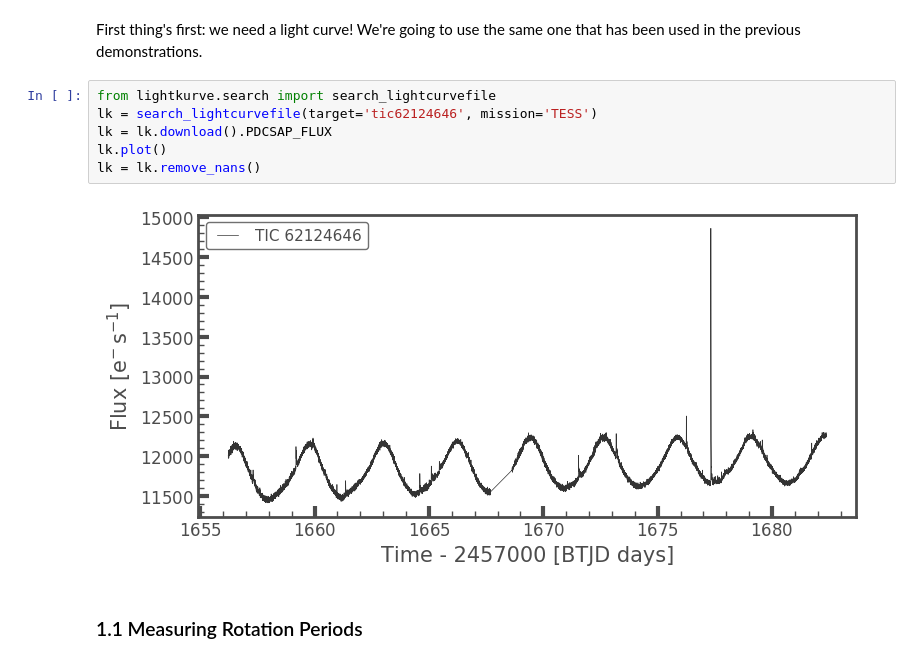
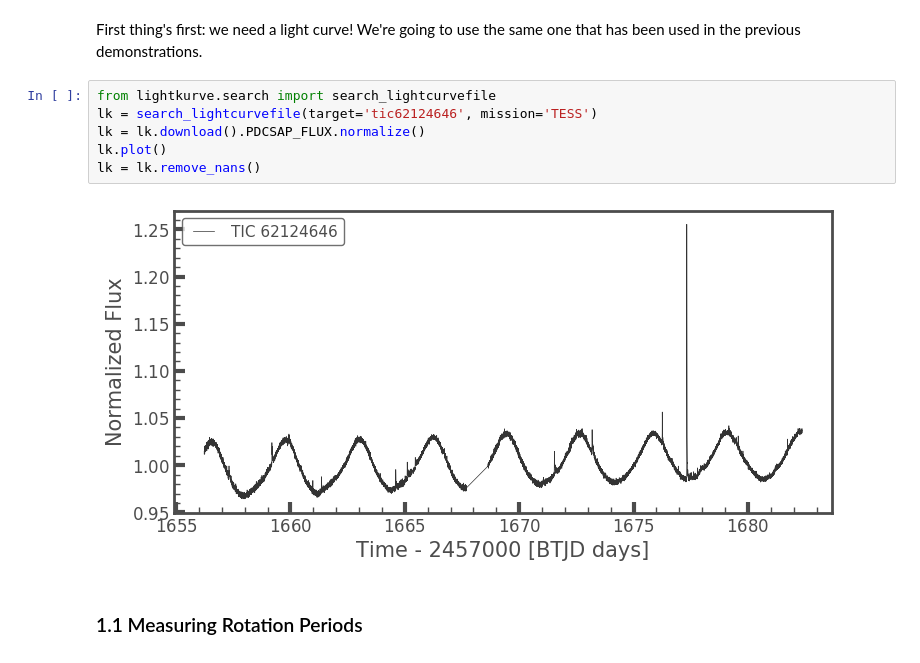
Before and after one commit to afeinstein20/stella, a Jupyter notebook: docs/getting_started/other_features.ipynb, the cells around one changed output. Drawn from its saved outputs; the diff is of its cells as text.

```diff
--- a/docs/getting_started/other_features.ipynb
+++ b/docs/getting_started/other_features.ipynb
@@ -16,11 +22,11 @@ First thing's first: we need a light curve! We're going to use the same one that
 # %%
 from lightkurve.search import search_lightcurvefile
 lk = search_lightcurvefile(target='tic62124646', mission='TESS')
-lk = lk.download().PDCSAP_FLUX
+lk = lk.download().PDCSAP_FLUX.normalize()
 lk.plot()
 lk = lk.remove_nans()
 # %% [output]
-[figure, old version]
+[figure, new version]
 # %% [markdown]
 ### 1.1 Measuring Rotation Periods
 # %% [markdown]
```
Also changed, not shown: parts of 18 cells of this notebook, 1 other file.
